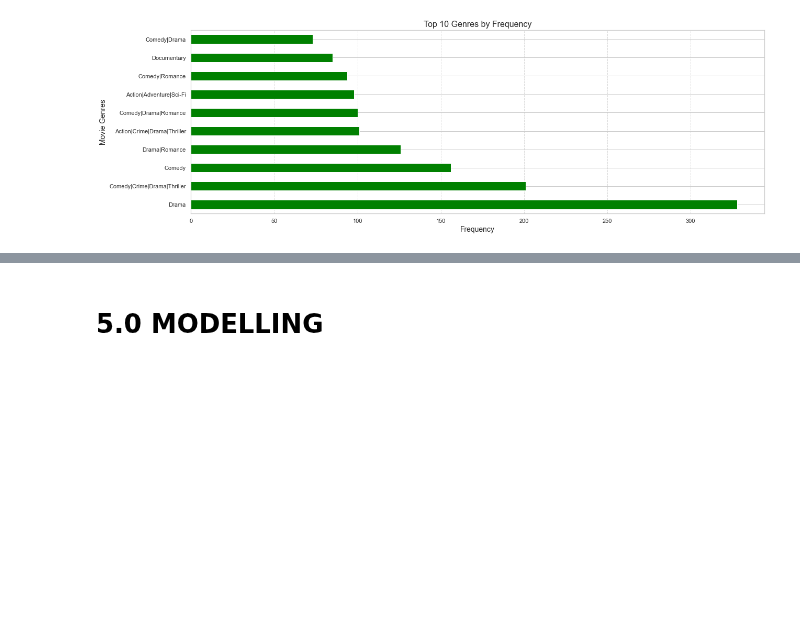
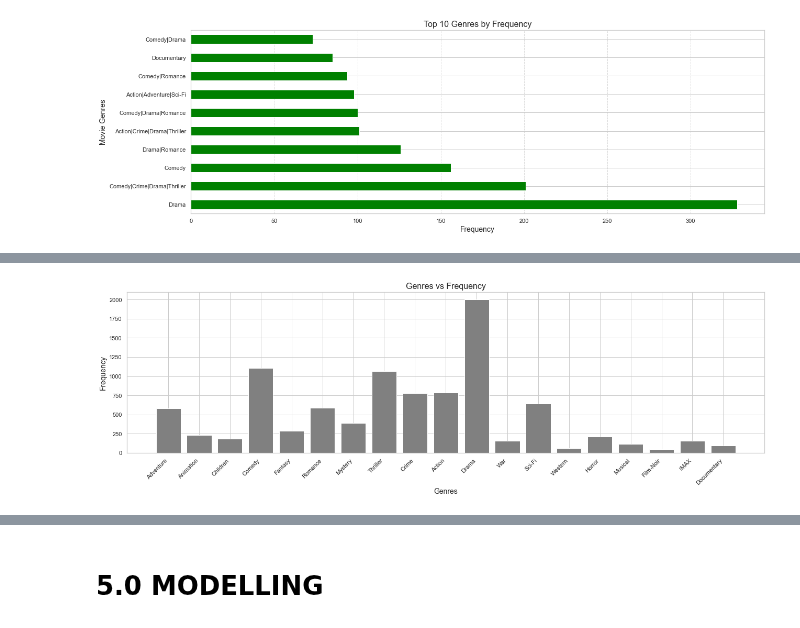
Before and after one commit to ruth-kitasi/Movielens-Recommendation-System, a Jupyter notebook: index.ipynb, the cells around one changed output, grey strips where cells are left out. Cells and saved outputs as stored; diff of their text form; code cells hidden in the pictures; blank space fills up the shorter version.

```diff
--- a/index.ipynb
+++ b/index.ipynb
@@ -629,0 +656,6 @@ to update.....
+# %%
+from collections import Counter
+
+genres_list = Movies_df['Genres'].str.split('|').sum()
+genre_counts = Counter(genres_list)
+genre_counts
@@ -629,0 +682,23 @@ to update.....
+# %%
+#plotting genre against frequency.
+#  Separate the genre names and their respective counts
+genres = list(genre_counts.keys())
+counts = list(genre_counts.values())
+
+# Create a bar chart
+plt.figure(figsize=(18, 6))
+plt.bar(genres, counts, color='gray')
+
+# Add title and labels
+plt.title('Genres vs Frequency', fontsize=16)
+plt.xlabel('Genres', fontsize=14)
+plt.ylabel('Frequency', fontsize=14)
+
+# Rotate the x-axis labels for better readability
+plt.xticks(rotation=45, ha='right')
+
+# Display the graph
+plt.tight_layout()
+plt.show()
+# %% [output]
+[figure, added]
```
Also changed, not shown: parts of 7 cells of this notebook.
